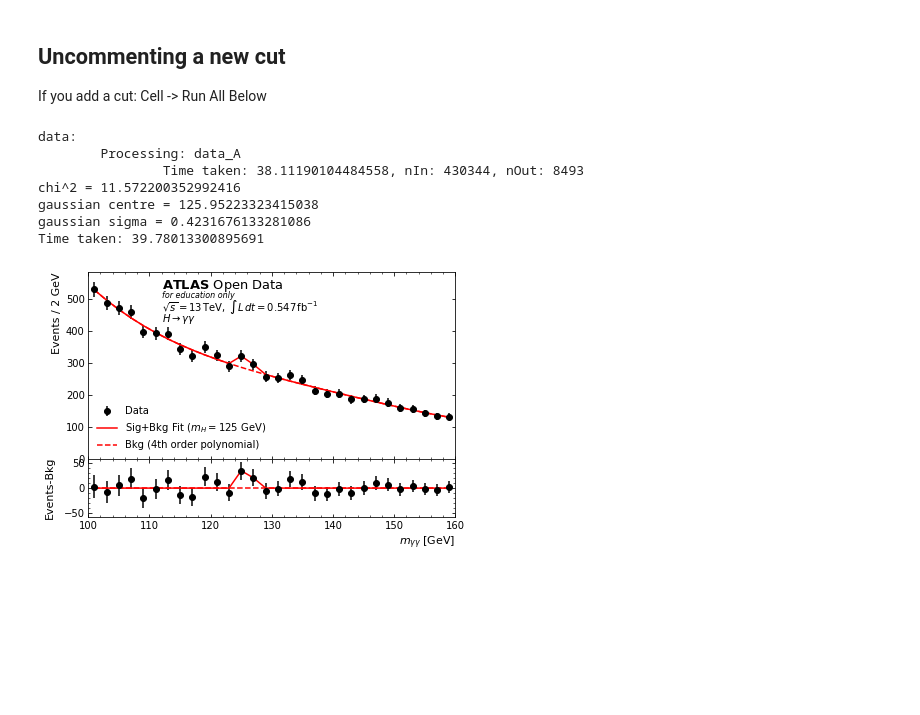
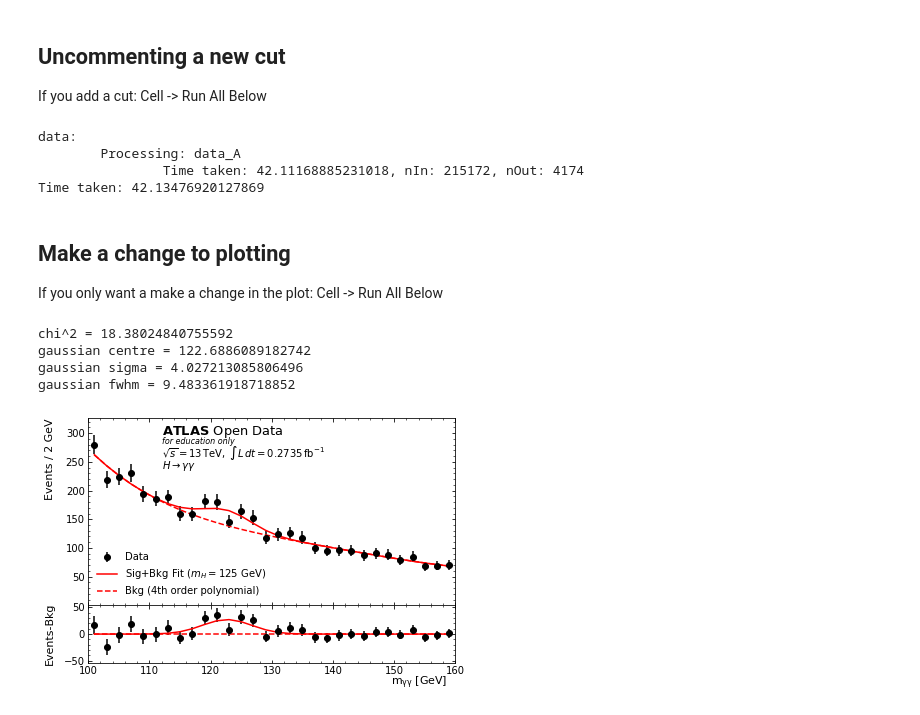
Before and after one commit to meevans1/how-to-rediscover-the-higgs-with-photons, a Jupyter notebook: Higgs photon analysis.ipynb, the cells around one changed output. Cells and saved outputs as stored; diff of their text form; code cells hidden in the pictures; blank space fills up the shorter version.

Commit message:
Unified plotting code

```diff
--- a/Higgs photon analysis.ipynb
+++ b/Higgs photon analysis.ipynb
@@ -39,3 +40,12 @@ tuple_path = "Photon_Input/Data/"
+# %%
+lumi = 547 # pb-1 # data_A only
+
+fraction = 0.5 # reduce this is you want the code to run quicker
+
+tuple_path = "Photon_Input/Data/" # local
+#tuple_path = "http://opendata.atlas.cern/release/samples/2019/GamGam/" # web address (not released yet!)
+
+stack_order = [] # put smallest contribution first, then increase
 # %%
 samples = {
 
@@ -197,3 +209,18 @@ def read_file(path,sample):
+# %%
+start = time.time()
+data = get_data_from_files()
+#for i in data:
+#   data[i].to_csv('dataframe_id_'+str(i)+'.csv')
+elapsed = time.time() - start
+print("Time taken: "+str(elapsed))
+# %% [output]
+data:
+        Processing: data_A
+                Time taken: 42.11168885231018, nIn: 215172, nOut: 4174
+Time taken: 42.13476920127869
+# %% [markdown]
+## Make a change to plotting
+If you only want a make a change in the plot: Cell -> Run All Below
 # %%
 def plot_data(data):
 
@@ -285,16 +406,8 @@ def plot_data(data):
-# %%
-if __name__=="__main__":
-    start = time.time()
-    data = get_data_from_files()
-    plot_data(data)
-    elapsed = time.time() - start
-    print("Time taken: "+str(elapsed))
-# %% [output]
-data:
-        Processing: data_A
-                Time taken: 38.11190104484558, nIn: 430344, nOut: 8493
-chi^2 = 11.572200352992416
-gaussian centre = 125.95223323415038
-gaussian sigma = 0.4231676133281086
-Time taken: 39.78013300895691
-[figure, removed]
+# %%
+signal_yields,background_yields = plot_data(data)
+# %% [output]
+chi^2 = 18.38024840755592
+gaussian centre = 122.6886089182742
+gaussian sigma = 4.027213085806496
+gaussian fwhm = 9.483361918718852
+[figure, added]
```
Also changed, not shown: parts of 7 cells of this notebook, 3 other files.
